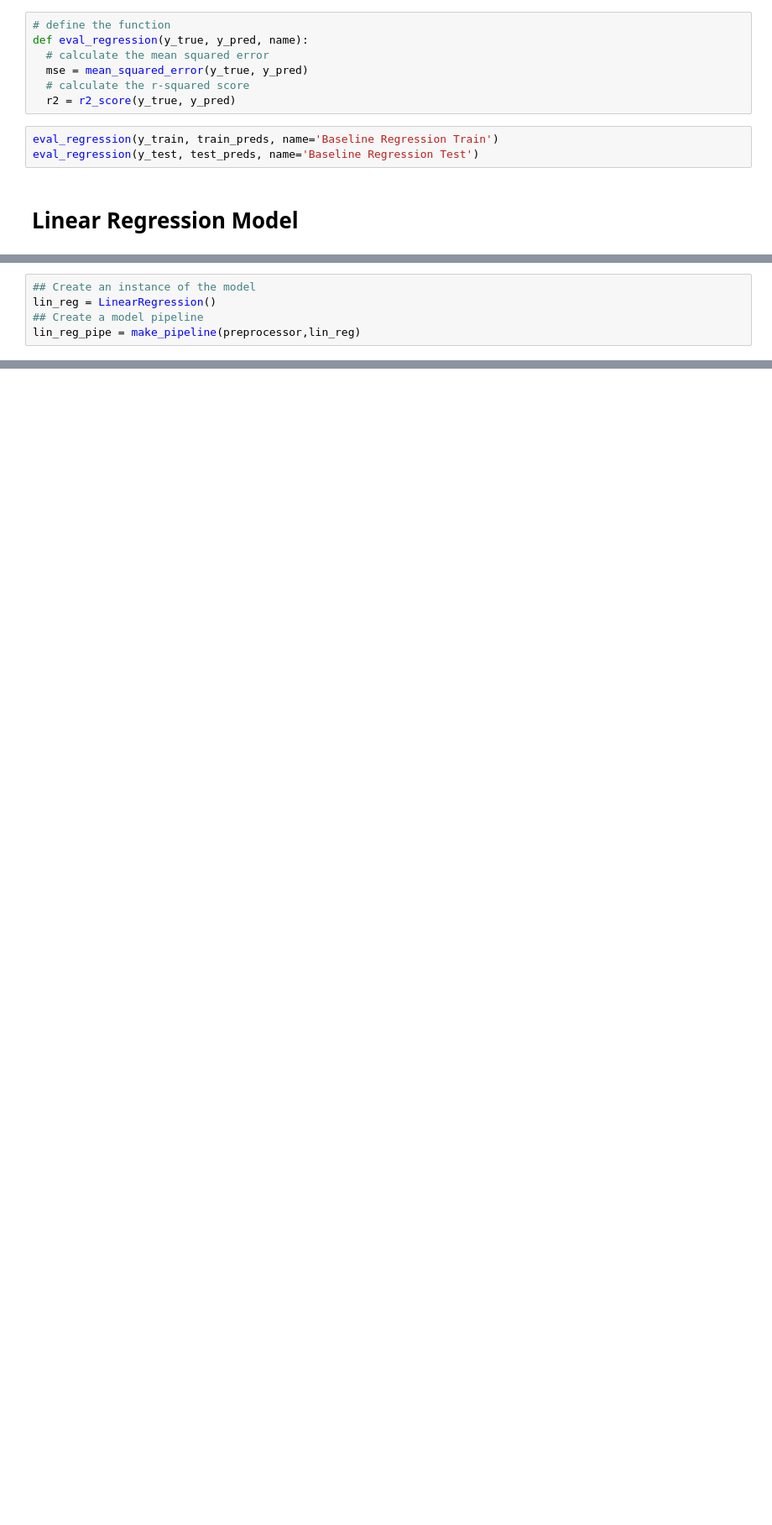
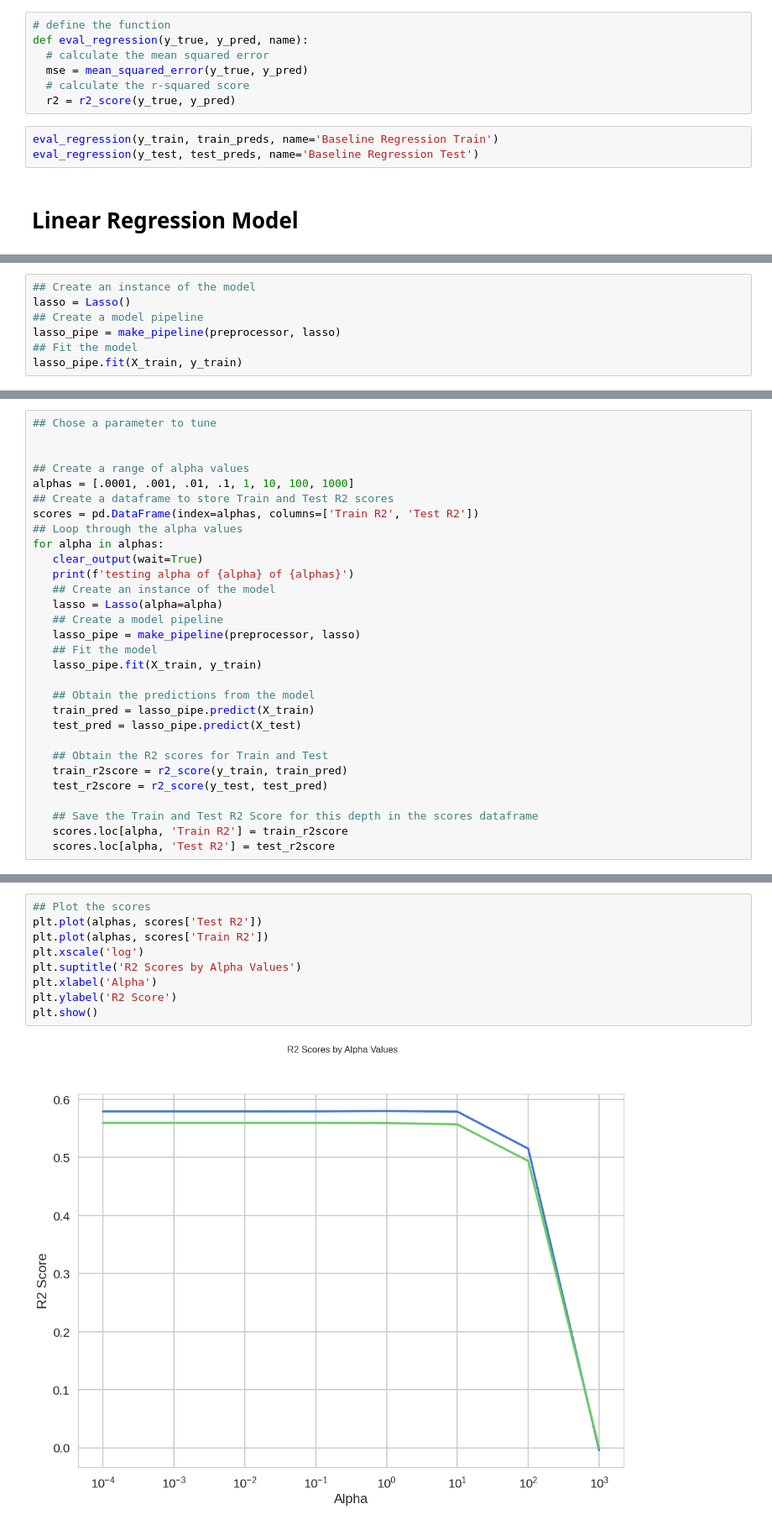
Before and after one commit to davegbade/Prediction-of-Product-Sales, a Jupyter notebook: Project_1_Part_5_(Core).ipynb, the cells around one changed output, grey strips where cells are left out. Shown at 84% size. Drawn from its saved outputs; the diff is of its cells as text; blank space fills up the shorter version.

```diff
--- a/Project_1_Part_5_(Core).ipynb
+++ b/Project_1_Part_5_(Core).ipynb
@@ -1096,5 +1387,7 @@ eval_regression(y_test, test_preds, name='Baseline Regression Test')
 # %%
 ## Create an instance of the model
-lin_reg = LinearRegression()
+lasso = Lasso()
 ## Create a model pipeline
-lin_reg_pipe = make_pipeline(preprocessor,lin_reg)
+lasso_pipe = make_pipeline(preprocessor, lasso)
+## Fit the model
+lasso_pipe.fit(X_train, y_train)
@@ -1127,0 +1442,30 @@ ValueError: ignored
+# %%
+## Chose a parameter to tune
+
+
+## Create a range of alpha values
+alphas = [.0001, .001, .01, .1, 1, 10, 100, 1000]
+## Create a dataframe to store Train and Test R2 scores
+scores = pd.DataFrame(index=alphas, columns=['Train R2', 'Test R2'])
+## Loop through the alpha values
+for alpha in alphas:
+   clear_output(wait=True)
+   print(f'testing alpha of {alpha} of {alphas}')
+   ## Create an instance of the model
+   lasso = Lasso(alpha=alpha)
+   ## Create a model pipeline
+   lasso_pipe = make_pipeline(preprocessor, lasso)
+   ## Fit the model
+   lasso_pipe.fit(X_train, y_train)
+
+   ## Obtain the predictions from the model
+   train_pred = lasso_pipe.predict(X_train)
+   test_pred = lasso_pipe.predict(X_test)
+
+   ## Obtain the R2 scores for Train and Test
+   train_r2score = r2_score(y_train, train_pred)
+   test_r2score = r2_score(y_test, test_pred)
+
+   ## Save the Train and Test R2 Score for this depth in the scores dataframe
+   scores.loc[alpha, 'Train R2'] = train_r2score
+   scores.loc[alpha, 'Test R2'] = test_r2score
@@ -1127,0 +1486,11 @@ ValueError: ignored
+# %%
+## Plot the scores
+plt.plot(alphas, scores['Test R2'])
+plt.plot(alphas, scores['Train R2'])
+plt.xscale('log')
+plt.suptitle('R2 Scores by Alpha Values')
+plt.xlabel('Alpha')
+plt.ylabel('R2 Score')
+plt.show()
+# %% [output]
+[figure, added]
```
Also changed, not shown: parts of 107 cells of this notebook.
